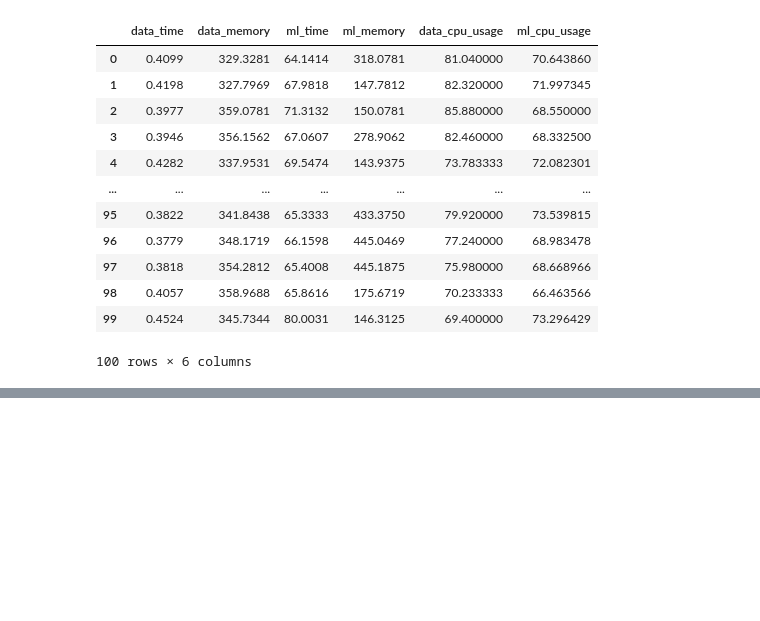
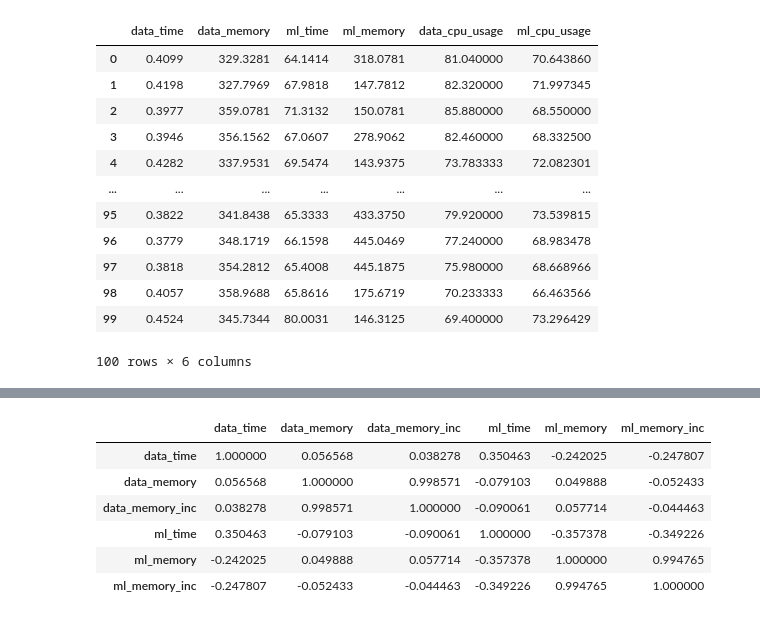
Before and after one commit to marcinmajeran13/mmajer-msc-project, a Jupyter notebook: code/vis.ipynb, the cells around one changed output, grey strips where cells are left out. Cells and saved outputs as stored; diff of their text form; code cells hidden in the pictures; blank space fills up the shorter version.

```diff
--- a/code/vis.ipynb
+++ b/code/vis.ipynb
@@ -234,0 +255,11 @@ for df,df_ in zip([df_local, df_cloud, df_containerized, df_vertex],
+# %%
+df_local.corr(
+)
+# %% [output]
+|  | data_time | data_memory | data_memory_inc | ml_time | ml_memory | ml_memory_inc |
+| data_time | 1.000000 | 0.056568 | 0.038278 | 0.350463 | -0.242025 | -0.247807 |
+| data_memory | 0.056568 | 1.000000 | 0.998571 | -0.079103 | 0.049888 | -0.052433 |
+| data_memory_inc | 0.038278 | 0.998571 | 1.000000 | -0.090061 | 0.057714 | -0.044463 |
+| ml_time | 0.350463 | -0.079103 | -0.090061 | 1.000000 | -0.357378 | -0.349226 |
+| ml_memory | -0.242025 | 0.049888 | 0.057714 | -0.357378 | 1.000000 | 0.994765 |
+| ml_memory_inc | -0.247807 | -0.052433 | -0.044463 | -0.349226 | 0.994765 | 1.000000 |
```
Also changed, not shown: parts of 2 cells of this notebook.
